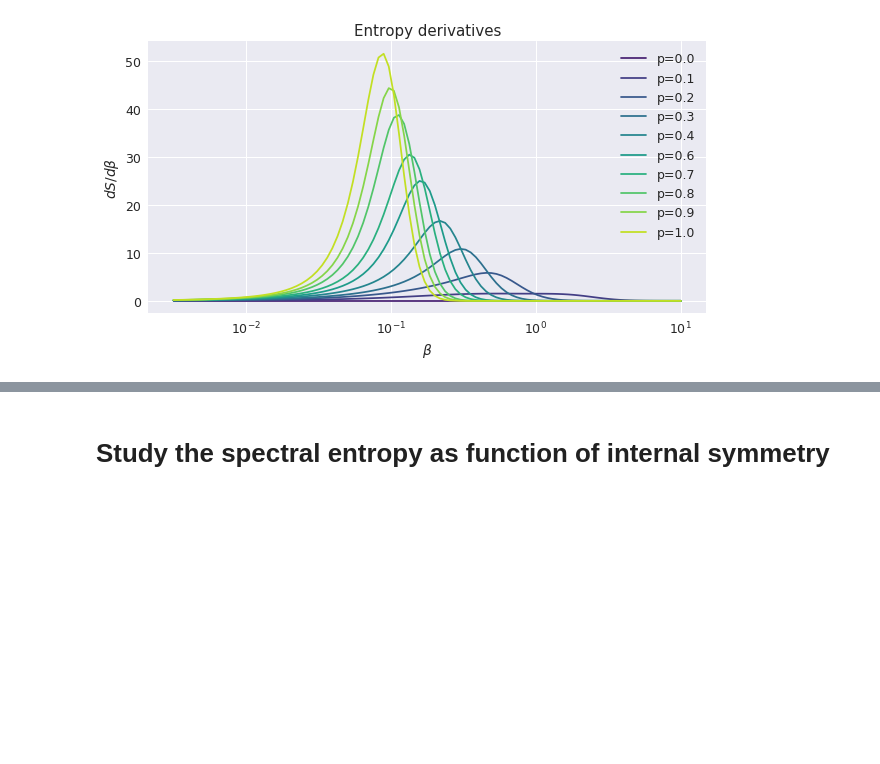
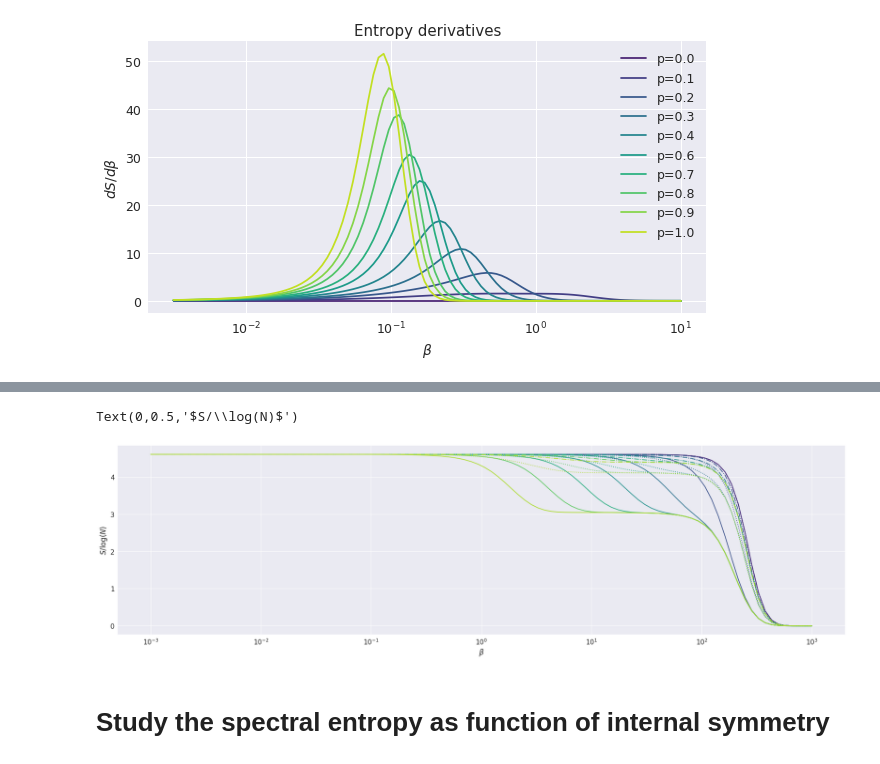
Before and after one commit to CarloNicolini/networkqit, a Jupyter notebook: notebooks/factor_models_thresholding_.ipynb, the cells around one changed output, grey strips where cells are left out. Drawn from its saved outputs; the diff is of its cells as text; code cells hidden in the pictures; blank space fills up the shorter version.

```diff
--- a/notebooks/factor_models_thresholding_.ipynb
+++ b/notebooks/factor_models_thresholding_.ipynb
@@ -278,3 +341,36 @@ plt.show()
+# %%
+import networkx as nx
+import matplotlib as mpl
+beta_range=np.logspace(-3,3,100)
+plt.figure(figsize=(30,8))
+allgamma=np.logspace(0,2,7)
+cmap=sns.color_palette('viridis',len(allgamma))
+N=100
+for i,gamma in enumerate(allgamma):
+    A=nx.to_numpy_array(nx.complete_graph(100))
+    A[0:80,0:80]=A[0:80,0:80]*gamma
+    #A = A/A.sum()
+    A = A/(N*(N-1)/2)
+    L=nq.graph_laplacian(A)
+    plt.semilogx(beta_range,[nq.compute_vonneumann_entropy(L=L,beta=beta) for beta in beta_range],color=cmap[i])
+    A=nx.to_numpy_array(nx.complete_graph(100))
+    A[0:40,0:40]=A[0:40,0:40]*gamma
+    A = A/(N*(N-1)/2)
+    L=nq.graph_laplacian(A)
+    plt.semilogx(beta_range,[nq.compute_vonneumann_entropy(L=L,beta=beta) for beta in beta_range],color=cmap[i],linestyle='dotted')
+
+    A=nx.to_numpy_array(nx.complete_graph(100))
+    A[0:20,0:20]=A[0:20,0:20]*gamma
+    #A = A/A.sum()
+    A = A/(N*(N-1)/2)
+    L=nq.graph_laplacian(A)
+    plt.semilogx(beta_range,[nq.compute_vonneumann_entropy(L=L,beta=beta) for beta in beta_range],color=cmap[i],linestyle='dashdot')
+#plt.legend(np.reshape(np.array([allgamma,allgamma])),1,2*len(allgamma))
+plt.xlabel('$\\beta$')
+plt.ylabel('$S/\log(N)$')
+# %% [output]
+Text(0,0.5,'$S/\\log(N)$')
+[figure, added]
 # %% [markdown]
 # Study the spectral entropy as function of internal symmetry
 # %%
```
Also changed, not shown: parts of 8 cells of this notebook, 3 other files.
